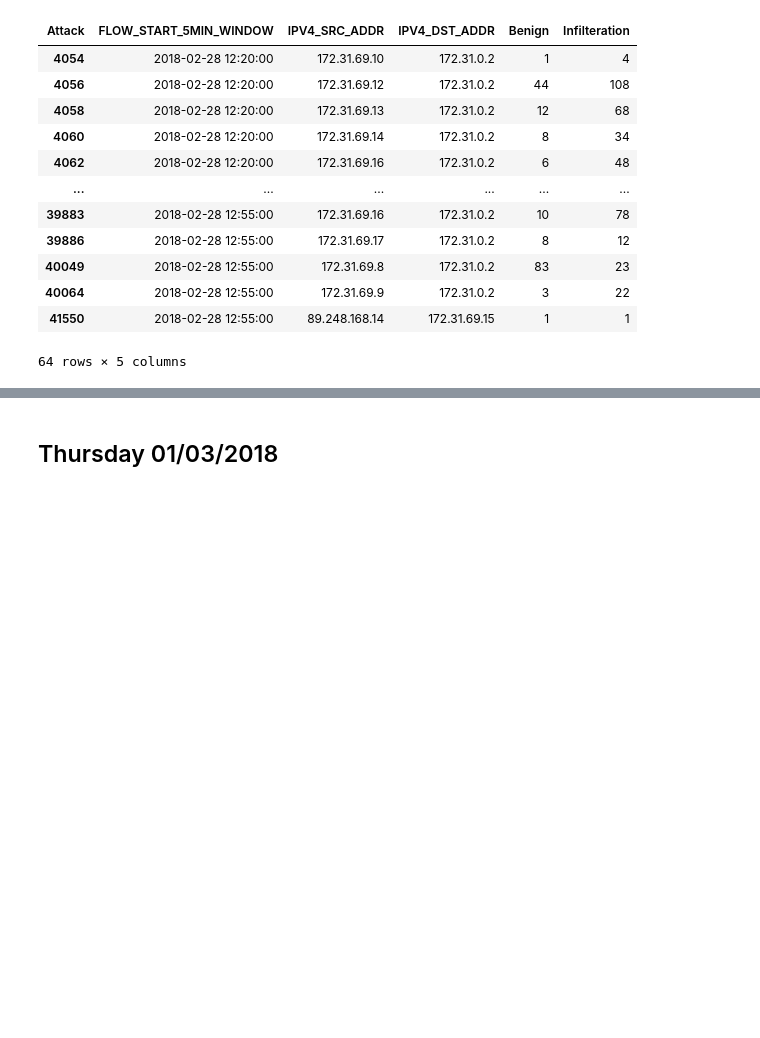
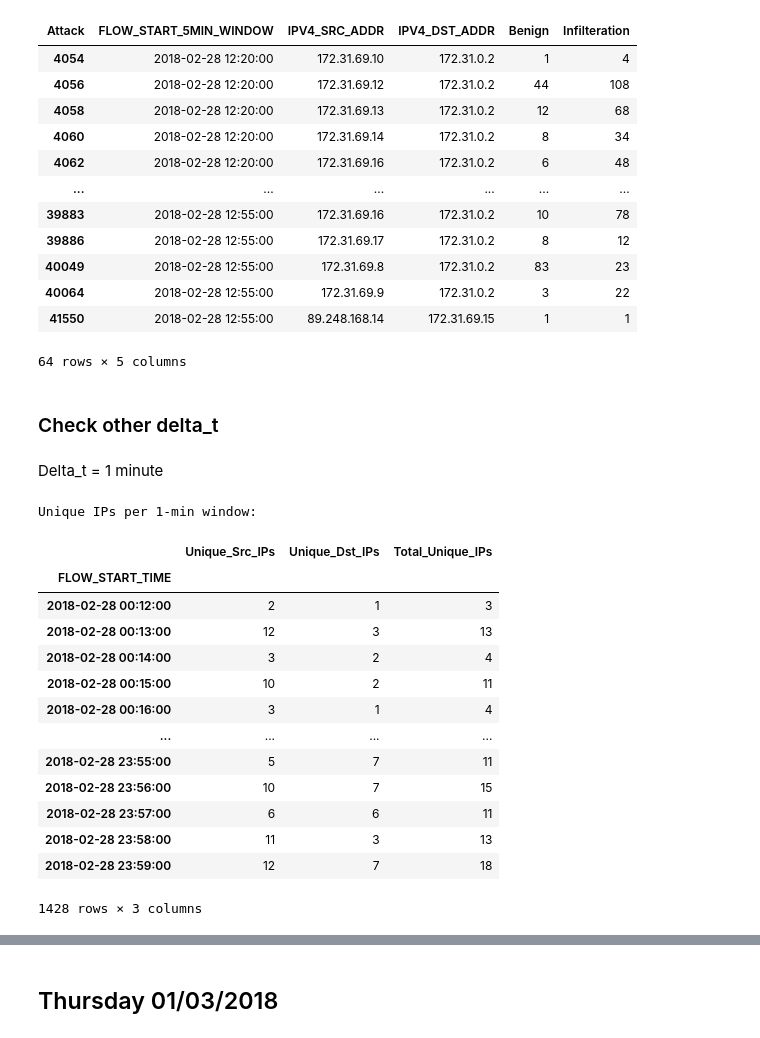
Before and after one commit to tatipar/temporalgnn-nids, a Jupyter notebook: code/python/notebook/cic_ids2018_orig_and_v3.ipynb, the cells around one changed output, grey strips where cells are left out. Saved outputs shown, nothing was run; the diff lists cells and outputs as text; code cells hidden in the pictures; blank space fills up the shorter version.

Commit message:
Check windows 30sec and 1min
There are some time windows where there is not any traffic. Should we lead with empty graphs?

```diff
--- a/code/python/notebook/cic_ids2018_orig_and_v3.ipynb
+++ b/code/python/notebook/cic_ids2018_orig_and_v3.ipynb
@@ -974,3 +974,34 @@ flows_by_ip_pair_attack_pivot[(flows_by_ip_pair_attack_pivot['Infilteration'] >
 | 40064 | 2018-02-28 12:55:00 | 172.31.69.9 | 172.31.0.2 | 3 | 22 |
 | 41550 | 2018-02-28 12:55:00 | 89.248.168.14 | 172.31.69.15 | 1 | 1 |
 64 rows × 5 columns
+# %% [markdown]
+### Check other delta_t
+# %% [markdown]
+Delta_t = 1 minute
+# %%
+df_indexed = cicids2018v3_wed2802_orig.set_index('FLOW_START_TIME')
+
+unique_ips_per_min = df_indexed.resample('1min').agg(
+    Unique_Src_IPs=('IPV4_SRC_ADDR', 'nunique'),
+    Unique_Dst_IPs=('IPV4_DST_ADDR', 'nunique'),
+    Total_Unique_IPs=('IPV4_SRC_ADDR', lambda x: pd.concat([x, df_indexed.loc[x.index, 'IPV4_DST_ADDR']]).nunique())
+)
+# %%
+print("Unique IPs per 1-min window:")
+display(unique_ips_per_min)
+# %% [output]
+Unique IPs per 1-min window:
+|  | Unique_Src_IPs | Unique_Dst_IPs | Total_Unique_IPs |
+| FLOW_START_TIME |  |  |  |
+| 2018-02-28 00:12:00 | 2 | 1 | 3 |
+| 2018-02-28 00:13:00 | 12 | 3 | 13 |
+| 2018-02-28 00:14:00 | 3 | 2 | 4 |
+| 2018-02-28 00:15:00 | 10 | 2 | 11 |
+| 2018-02-28 00:16:00 | 3 | 1 | 4 |
+| ... | ... | ... | ... |
+| 2018-02-28 23:55:00 | 5 | 7 | 11 |
+| 2018-02-28 23:56:00 | 10 | 7 | 15 |
+| 2018-02-28 23:57:00 | 6 | 6 | 11 |
+| 2018-02-28 23:58:00 | 11 | 3 | 13 |
+| 2018-02-28 23:59:00 | 12 | 7 | 18 |
+1428 rows × 3 columns
```
Also changed, not shown: parts of 7 cells of this notebook.
